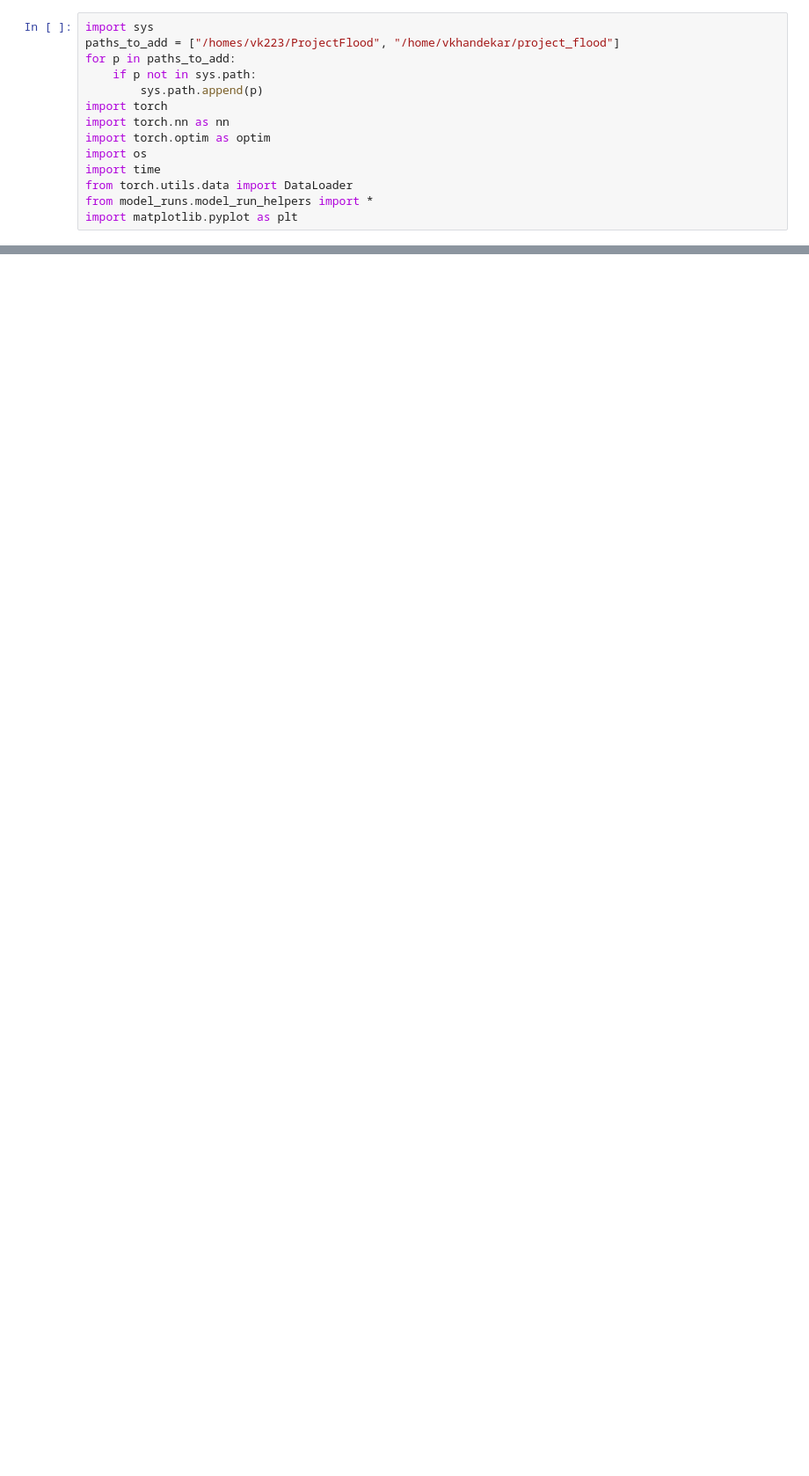
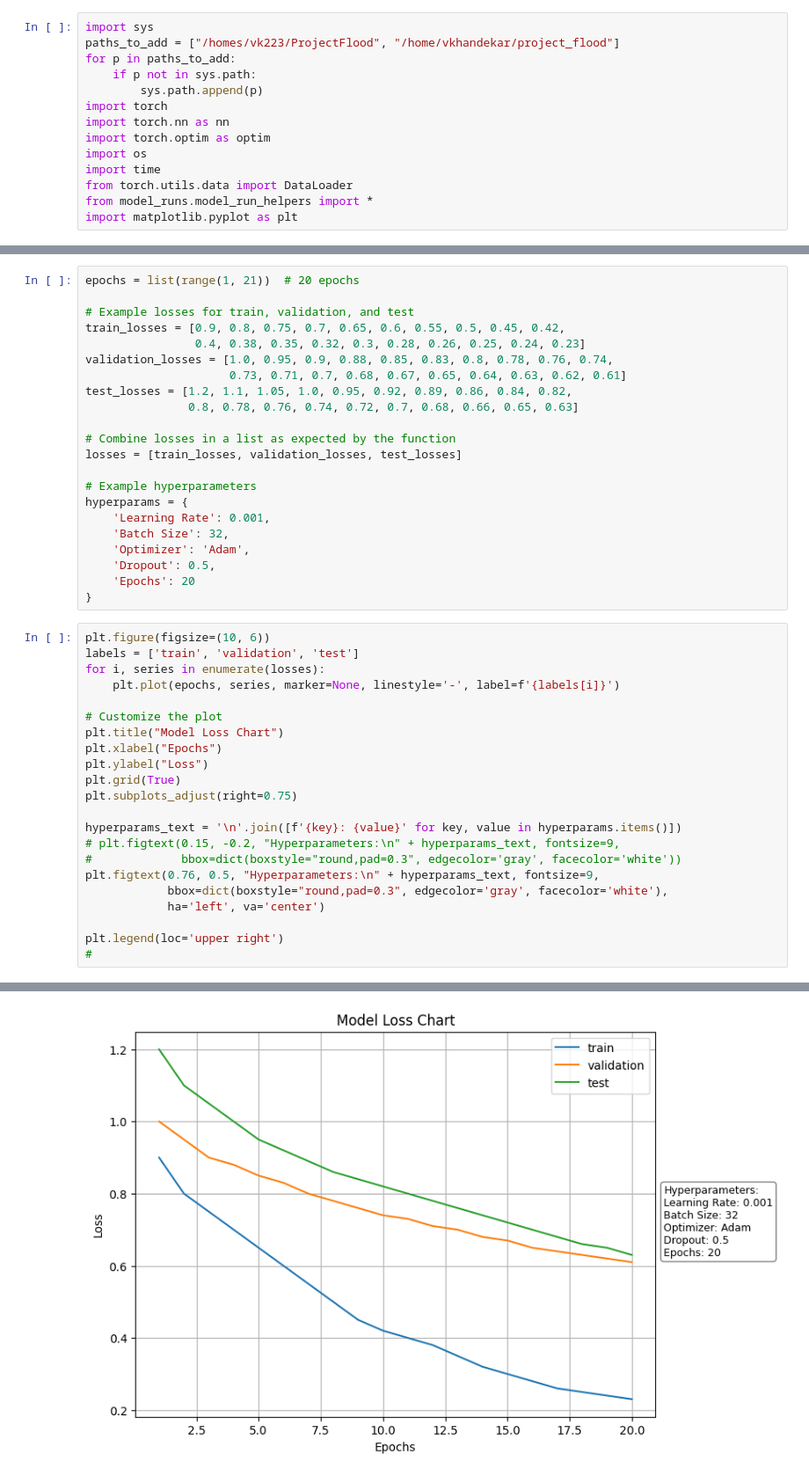
Before and after one commit to VarunKhandekar/ProjectFlood, a Jupyter notebook: visualisations/truth_vs_predictions.ipynb, the cells around one changed output, grey strips where cells are left out. Shown at 88% size. Saved outputs shown, nothing was run; the diff lists cells and outputs as text; blank space fills up the shorter version.

```diff
--- a/visualisations/truth_vs_predictions.ipynb
+++ b/visualisations/truth_vs_predictions.ipynb
@@ -74,0 +113,45 @@ Max Logit: 0.6638975739479065, Min Logit: 0.008000273257493973, Mode: ModeResult
+# %%
+epochs = list(range(1, 21))  # 20 epochs
+
+# Example losses for train, validation, and test
+train_losses = [0.9, 0.8, 0.75, 0.7, 0.65, 0.6, 0.55, 0.5, 0.45, 0.42,
+                0.4, 0.38, 0.35, 0.32, 0.3, 0.28, 0.26, 0.25, 0.24, 0.23]
+validation_losses = [1.0, 0.95, 0.9, 0.88, 0.85, 0.83, 0.8, 0.78, 0.76, 0.74,
+                     0.73, 0.71, 0.7, 0.68, 0.67, 0.65, 0.64, 0.63, 0.62, 0.61]
+test_losses = [1.2, 1.1, 1.05, 1.0, 0.95, 0.92, 0.89, 0.86, 0.84, 0.82,
+               0.8, 0.78, 0.76, 0.74, 0.72, 0.7, 0.68, 0.66, 0.65, 0.63]
+
+# Combine losses in a list as expected by the function
+losses = [train_losses, validation_losses, test_losses]
+
+# Example hyperparameters
+hyperparams = {
+    'Learning Rate': 0.001,
+    'Batch Size': 32,
+    'Optimizer': 'Adam',
+    'Dropout': 0.5,
+    'Epochs': 20
+}
+# %%
+plt.figure(figsize=(10, 6))
+labels = ['train', 'validation', 'test']
+for i, series in enumerate(losses):
+    plt.plot(epochs, series, marker=None, linestyle='-', label=f'{labels[i]}')
+
+# Customize the plot
+plt.title("Model Loss Chart")
+plt.xlabel("Epochs")
+plt.ylabel("Loss")
+plt.grid(True)
+plt.subplots_adjust(right=0.75)
+
+hyperparams_text = '\n'.join([f'{key}: {value}' for key, value in hyperparams.items()])
+# plt.figtext(0.15, -0.2, "Hyperparameters:\n" + hyperparams_text, fontsize=9,
+#             bbox=dict(boxstyle="round,pad=0.3", edgecolor='gray', facecolor='white'))
+plt.figtext(0.76, 0.5, "Hyperparameters:\n" + hyperparams_text, fontsize=9,
+            bbox=dict(boxstyle="round,pad=0.3", edgecolor='gray', facecolor='white'),
+            ha='left', va='center')
+
+plt.legend(loc='upper right')
+#
+# %% [output]
@@ -74,0 +159 @@ Max Logit: 0.6638975739479065, Min Logit: 0.008000273257493973, Mode: ModeResult
+[figure, added]
```
Also changed, not shown: parts of 5 cells of this notebook, 30 other files.
